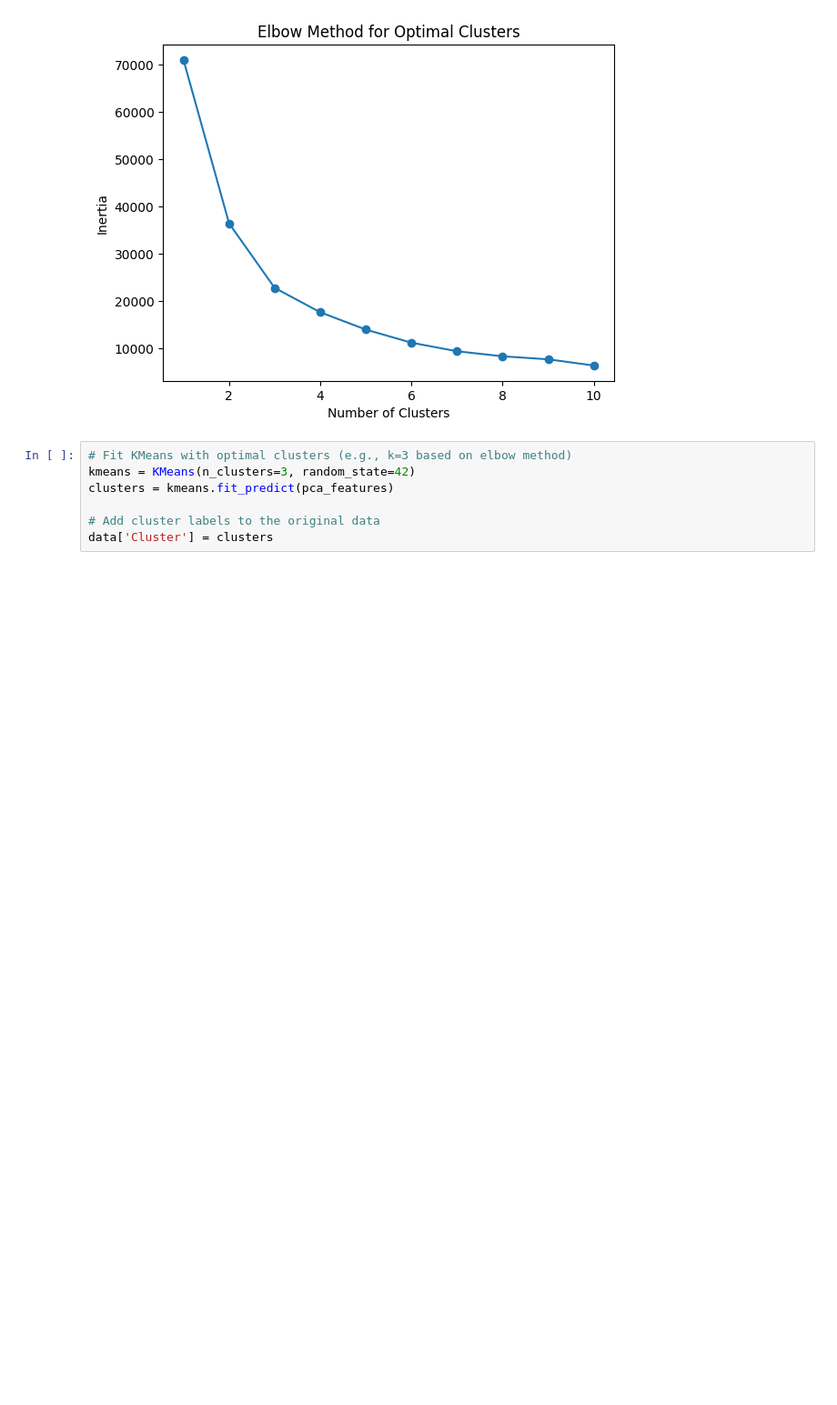
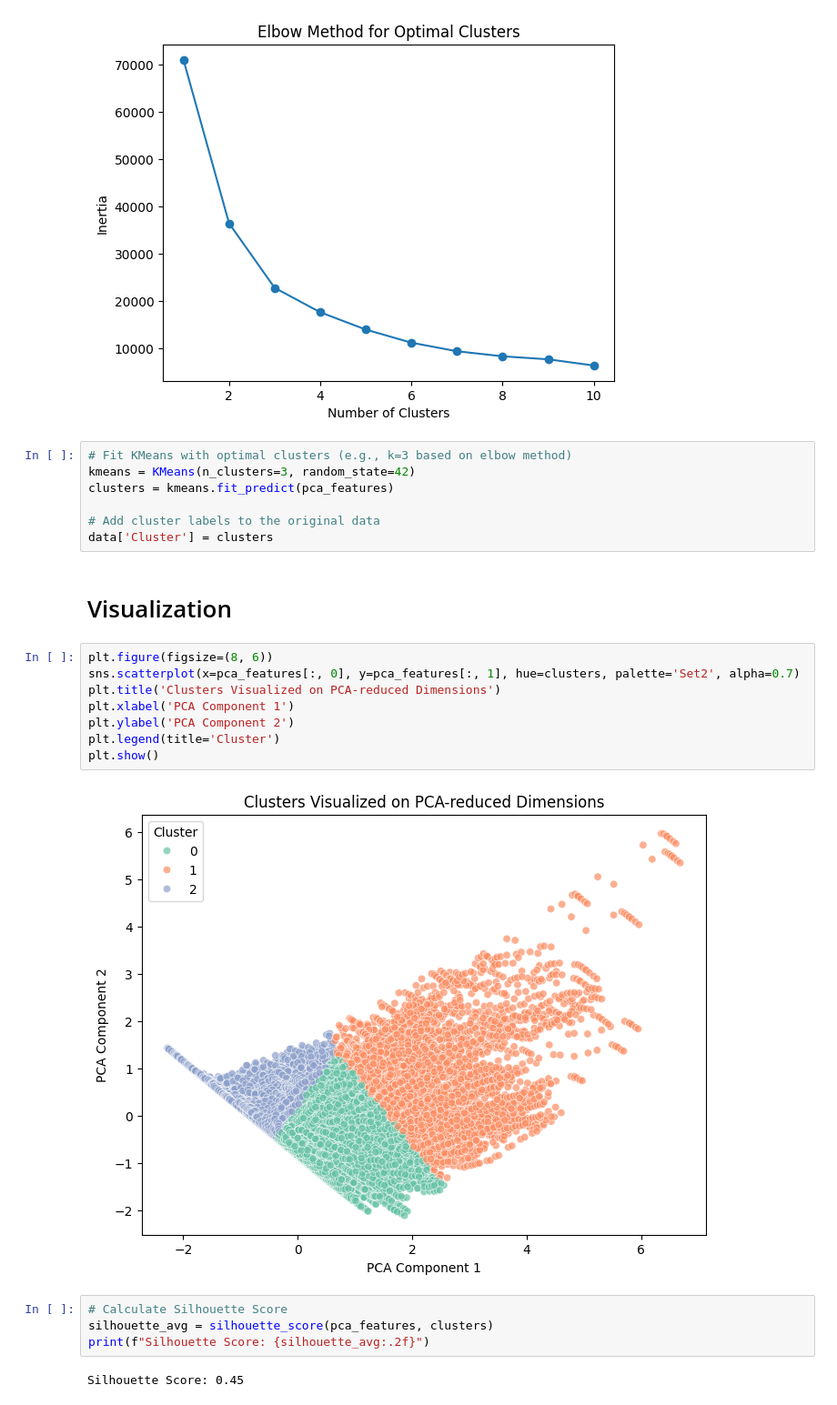
Before and after one commit to aminnademi/Clustring-On-North-of-Iran-Climate-Dataset, a Jupyter notebook: notebook.ipynb, the cells around one changed output. Shown: that part at 91% size. Saved outputs shown, nothing was run; the diff lists cells and outputs as text; blank space fills up the shorter version.

Commit message:
Visualize Results & Calculate Silhouette Score

```diff
--- a/notebook.ipynb
+++ b/notebook.ipynb
@@ -169,3 +169,21 @@ clusters = kmeans.fit_predict(pca_features)
 
 # Add cluster labels to the original data
 data['Cluster'] = clusters
+# %% [markdown]
+# Visualization
+# %%
+plt.figure(figsize=(8, 6))
+sns.scatterplot(x=pca_features[:, 0], y=pca_features[:, 1], hue=clusters, palette='Set2', alpha=0.7)
+plt.title('Clusters Visualized on PCA-reduced Dimensions')
+plt.xlabel('PCA Component 1')
+plt.ylabel('PCA Component 2')
+plt.legend(title='Cluster')
+plt.show()
+# %% [output]
+[figure, added]
+# %%
+# Calculate Silhouette Score
+silhouette_avg = silhouette_score(pca_features, clusters)
+print(f"Silhouette Score: {silhouette_avg:.2f}")
+# %% [output]
+Silhouette Score: 0.45
```
